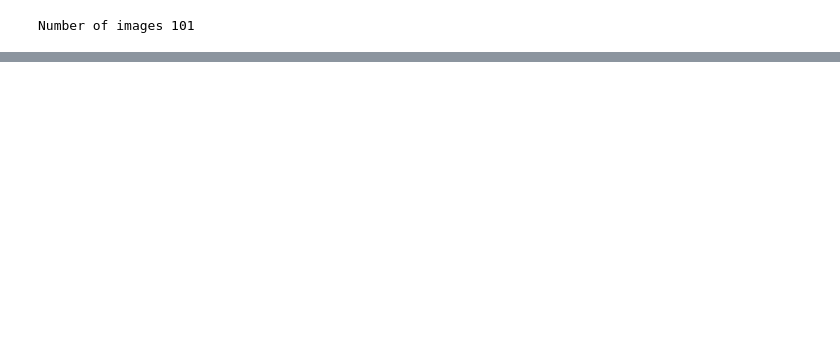
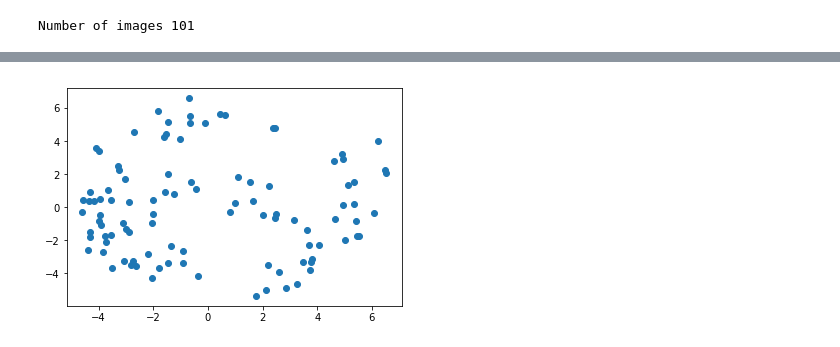
Before and after one commit to nottu/pytorch-autoencoder-tests, a Jupyter notebook: B-VAE-101-test.ipynb, the cells around one changed output, grey strips where cells are left out. Drawn from its saved outputs; the diff is of its cells as text; code cells hidden in the pictures; blank space fills up the shorter version.

```diff
--- a/B-VAE-101-test.ipynb
+++ b/B-VAE-101-test.ipynb
@@ -145,0 +173,9 @@ out, m, s = vae(torch.Tensor(images))
+# %%
+n_neighbors, n_components = 10, 2
+X = mu.numpy()
+Y = manifold.Isomap(n_neighbors, n_components).fit_transform(X)
+# %%
+plt.scatter(Y[:,0], Y[:,1])
+plt.show()
+# %% [output]
+[figure, added]
```
Also changed, not shown: parts of 10 cells of this notebook, 2 other files.
